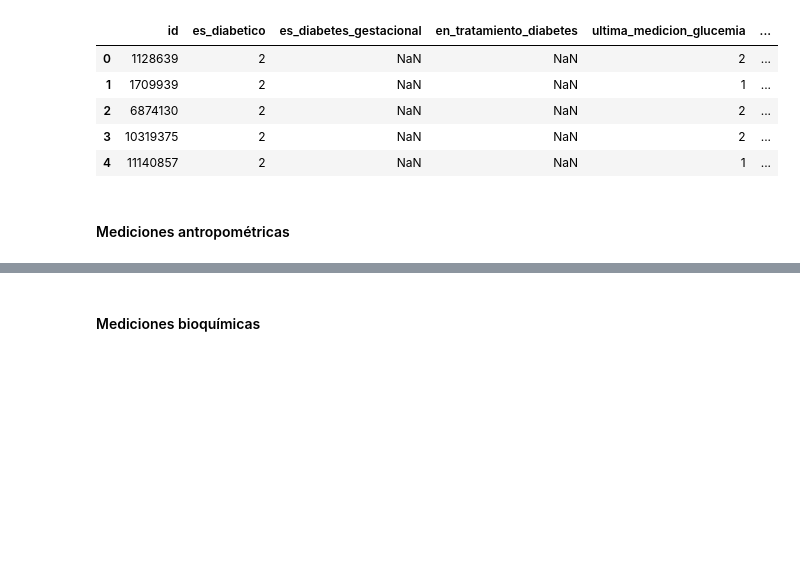
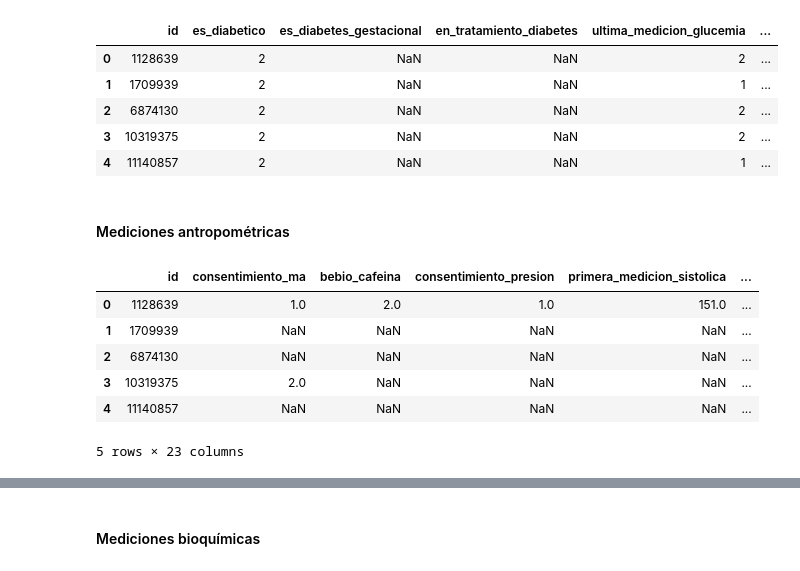
Before and after one commit to Data-Science-YPF/factores_riesgo, a Jupyter notebook: analisisBD.ipynb, the cells around one changed output, grey strips where cells are left out. Cells and saved outputs as stored; diff of their text form; code cells hidden in the pictures; blank space fills up the shorter version.

Commit message:
Agrego bloque de mediciones antropometricas

```diff
--- a/analisisBD.ipynb
+++ b/analisisBD.ipynb
@@ -1041,3 +1041,21 @@ diabetes.head(5)
 | 4 | 11140857 | 2 | NaN | NaN | 1 | ... |
 # %% [markdown]
 #### Mediciones antropométricas
+# %%
+# Detección de columnas correspondientes a Mediciones antropométricas en el dataframe
+indice_inicial = friesgo_2018_raw.columns.get_loc('consentimiento_ma')
+indice_final = friesgo_2018_raw.columns.get_loc('tipo_medicion_cintura')
+
+# Selección de la columna 0 - correspondiente a la columna id - y el rango de preguntas para Tabaquismo
+mediciones_antropometricas_raw = friesgo_2018_raw.iloc[:, [0] + list(range(indice_inicial, indice_final + 1))].copy()
+# %%
+# Visualización de las primeras 5 filas
+mediciones_antropometricas_raw.head(5)
+# %% [output]
+|  | id | consentimiento_ma | bebio_cafeina | consentimiento_presion | primera_medicion_sistolica | ... |
+| 0 | 1128639 | 1.0 | 2.0 | 1.0 | 151.0 | ... |
+| 1 | 1709939 | NaN | NaN | NaN | NaN | ... |
+| 2 | 6874130 | NaN | NaN | NaN | NaN | ... |
+| 3 | 10319375 | 2.0 | NaN | NaN | NaN | ... |
+| 4 | 11140857 | NaN | NaN | NaN | NaN | ... |
+5 rows × 23 columns
```
Also changed, not shown: parts of 45 cells of this notebook, 4 other files.
